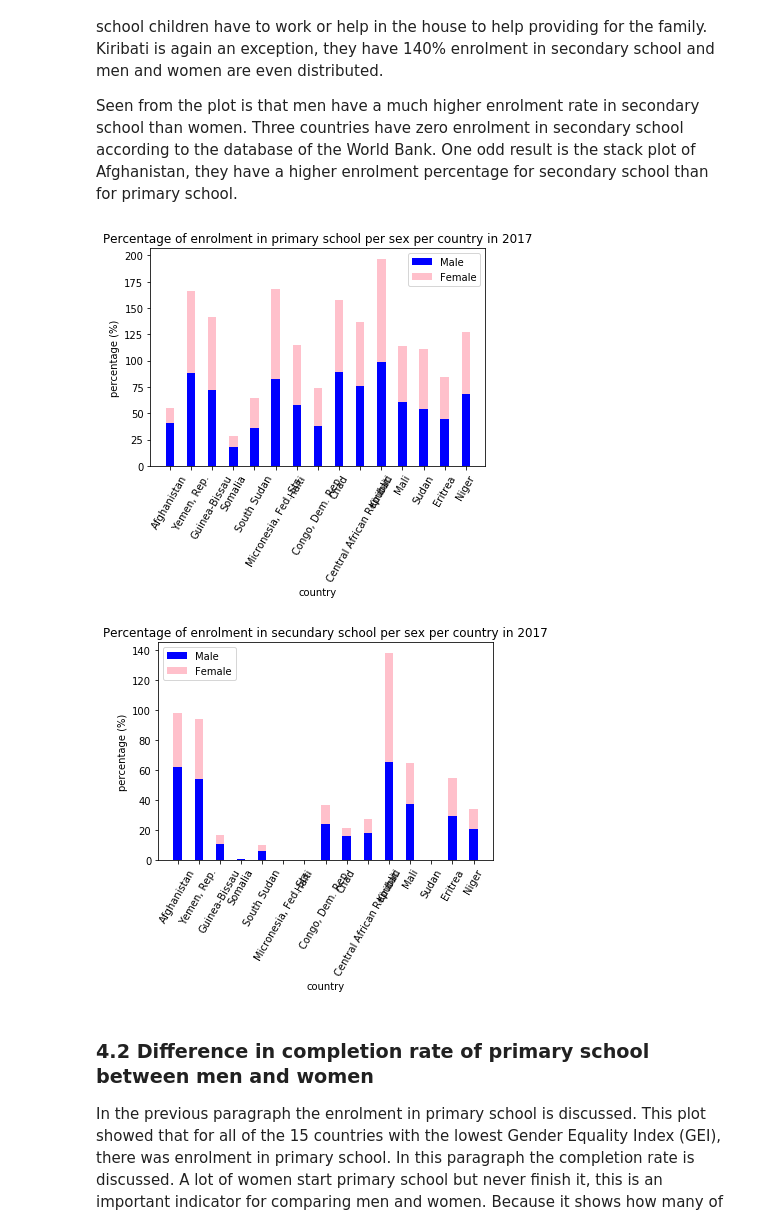
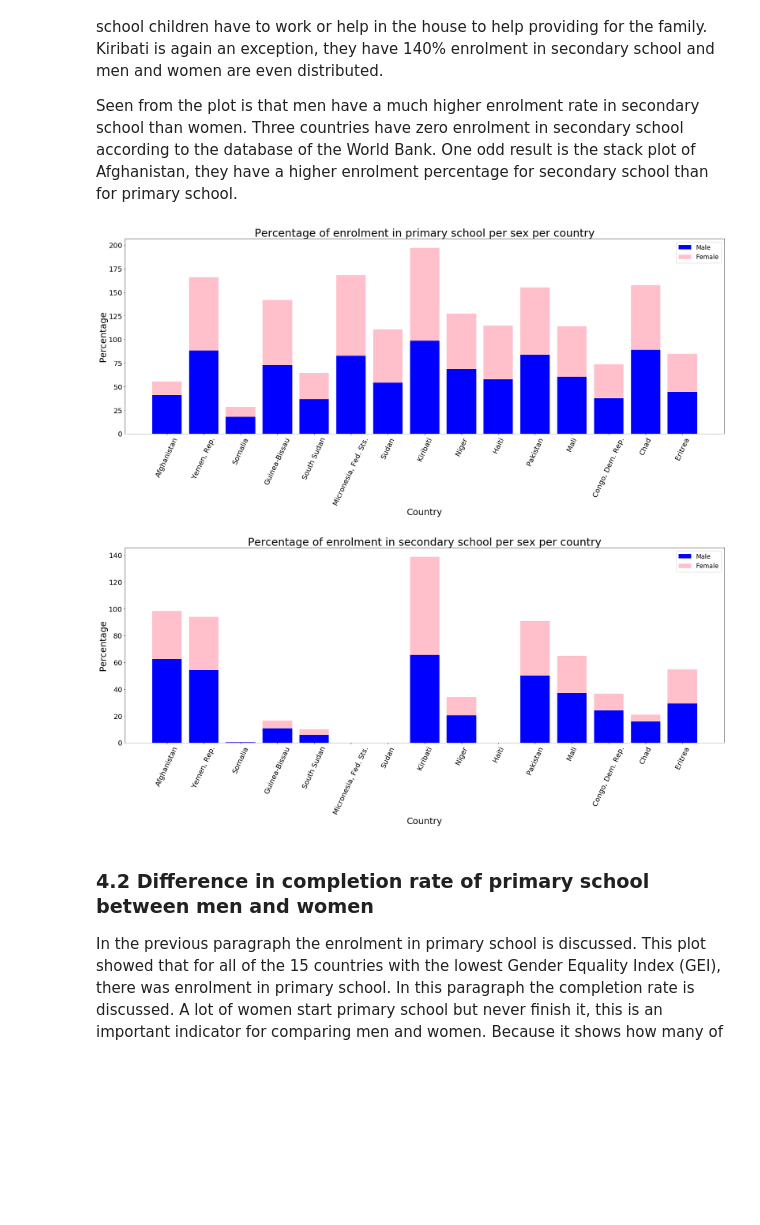
Before and after one commit to omar-d/EPA-WB-Equity, a Jupyter notebook: Final_Assignment.ipynb, the cells around one changed output. Saved outputs shown, nothing was run; the diff lists cells and outputs as text; code cells hidden in the pictures; blank space fills up the shorter version.

```diff
--- a/Final_Assignment.ipynb
+++ b/Final_Assignment.ipynb
@@ -384,10 +478,11 @@ Primary_School_Male = clean ('SE.PRM.NENR.MA')
 Primary_School_Female = clean ('SE.PRM.NENR.FE')
 Secondary_School_Male = clean ('SE.SEC.NENR.MA')
 Secondary_School_Female = clean ('SE.SEC.NENR.FE')
-Complete_PrimSchool_Male = clean ('SE.PRM.CMPT.MA.ZS')
-Complete_PrimSchool_Female = clean ('SE.PRM.CMPT.FE.ZS')
-Literacy_Rate_Male = clean ('SE.ADT.LITR.MA.ZS')
-Literacy_Rate_Female = clean ('SE.ADT.LITR.FE.ZS')
+
+Primary_School_Male = fillna(Primary_School_Male)
+Primary_School_Female = fillna(Primary_School_Female)
+Secondary_School_Male = fillna(Secondary_School_Male)
+Secondary_School_Female = fillna(Secondary_School_Female)
 # %% [markdown]
 ### 4.1 Difference in primary school enrolment and secondary school enrolment between men and women
 
@@ -421,3 +492,12 @@ female_recentSS['date'] = female_recentSS.date.astype(str)
 # %% [markdown]
 After the data frame is created, only the data of the 15 countries with the lowest Gender Equality Index (GEI) is needed. The data frames are merged with the data frame of the 15 countries, so only the needed data is in the data frame. This is done for primary school as well as secondary school. Both are split for men and women.
+# %%
+# a function to prepare the dataframe for the stackplot
+def prepareStackPlot(dataframe):
+    name = dataframe.loc[dataframe['value'] >= 0]
+    name2 = name.sort_values('date', ascending = False).drop_duplicates(['country'])
+    name2['date'] = name2.date.astype(str)
+    name3 = pd.merge(GEI_worst15, name2, how = 'left', left_on = ['country'], right_on = ['country'])
+
+    return name3
 # %%
@@ -431,3 +511,11 @@ SSF15_worst15 = pd.merge( GEI_worst15,female_recentSS , how = 'left', left_on =
+# %%
+# Primary school enrollment
+PSM15_worst15 = prepareStackPlot(Primary_School_Male)
+PSF15_worst15 = prepareStackPlot(Primary_School_Female)
+
+# Secondary school enrollment
+SSM15_worst15 = prepareStackPlot(Secondary_School_Male)
+SSF15_worst15 = prepareStackPlot(Secondary_School_Female)
 # %% [markdown]
 After the data frames are created, the stacked bar plot will visualise the data for the 15 countries with the lowest GEI. This will be done both for primary school and secondary school, both for the year 2017.
 
@@ -439,11 +527,13 @@ Looking at the stack plot of secondary school, the enrolment per country is much
 
 Seen from the plot is that men have a much higher enrolment rate in secondary school than women. Three countries have zero enrolment in secondary school according to the database of the World Bank. One odd result is the stack plot of Afghanistan, they have a higher enrolment percentage for secondary school than for primary school.
 # %%
-makeStackedBarPlot (PSM15_worst15, PSF15_worst15,"Percentage of enrolment in primary school per sex per country in 2017", 'country', 'percentage (%)')
-makeStackedBarPlot (SSM15_worst15, SSF15_worst15,"Percentage of enrolment in secundary school per sex per country in 2017", 'country', 'percentage (%)')
+makeStackedBarPlot (PSM15_worst15, PSF15_worst15,"Percentage of enrolment in primary school per sex per country",
+                    'Country', 'Percentage')
+makeStackedBarPlot (SSM15_worst15, SSF15_worst15,"Percentage of enrolment in secondary school per sex per country",
+                    'Country', 'Percentage')
 # %% [output]
-[figure, old version]
+[figure, new version]
-[figure, old version]
+[figure, new version]
 # %% [markdown]
 ### 4.2 Difference in completion rate of primary school between men and women
 
```
Also changed, not shown: parts of 49 cells of this notebook.
